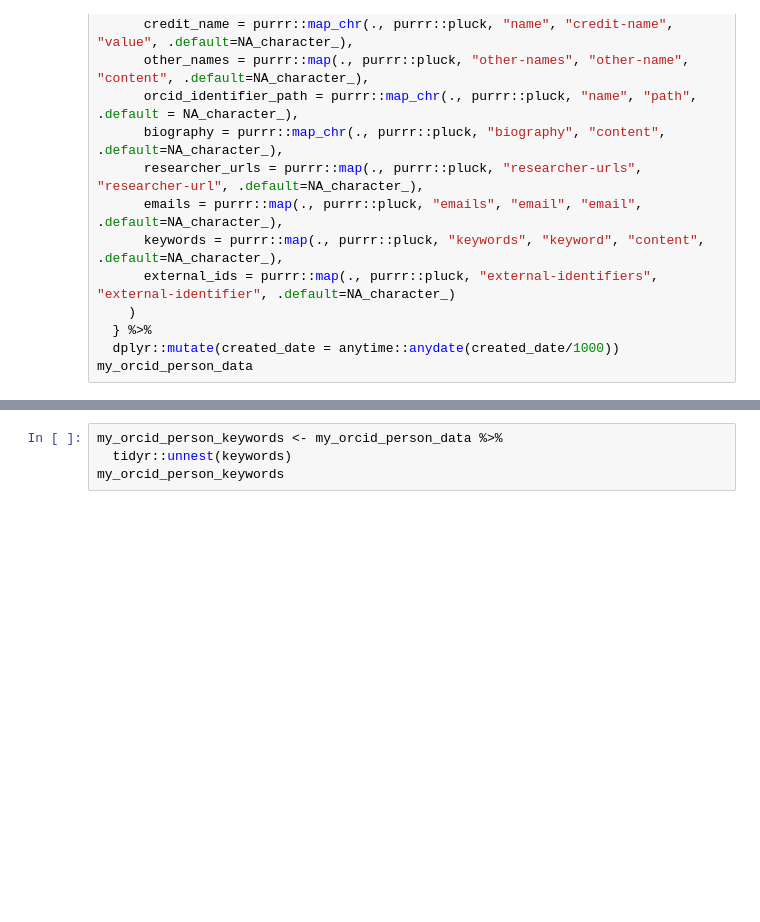
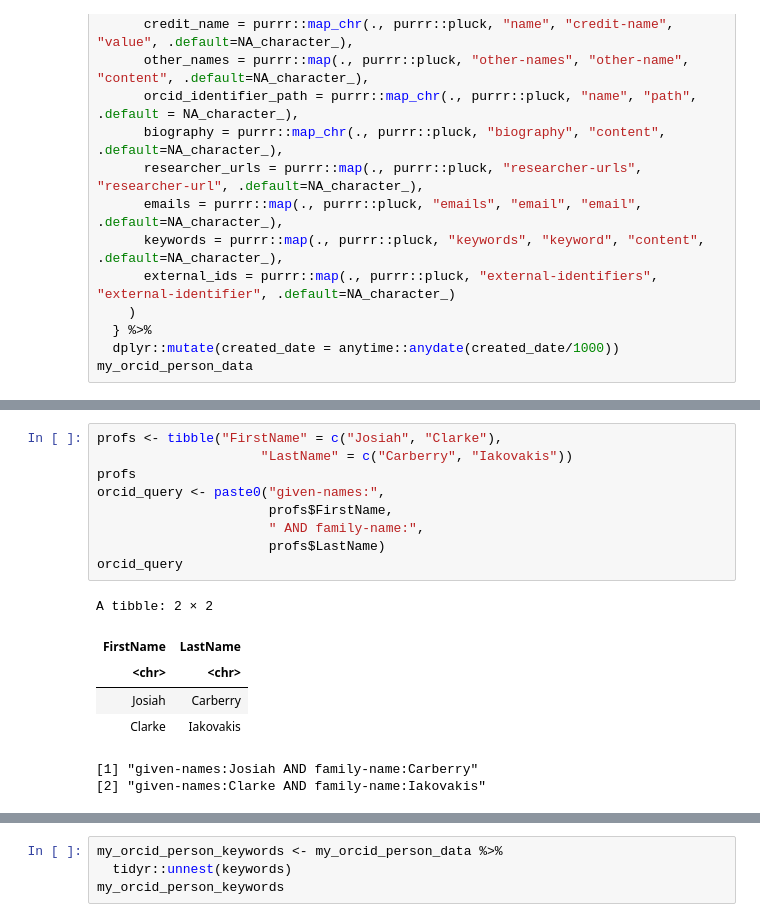
Before and after one commit to ciakovx/ciakovx.github.io, a Jupyter notebook: rorcid.ipynb, the cells around one changed output, grey strips where cells are left out. Drawn from its saved outputs; the diff is of its cells as text; blank space fills up the shorter version.

```diff
--- a/rorcid.ipynb
+++ b/rorcid.ipynb
@@ -571,0 +582,17 @@ my_orcid_person_data
+# %%
+profs <- tibble("FirstName" = c("Josiah", "Clarke"),
+                     "LastName" = c("Carberry", "Iakovakis"))
+profs
+orcid_query <- paste0("given-names:",
+                      profs$FirstName,
+                      " AND family-name:",
+                      profs$LastName)
+orcid_query
+# %% [output]
+A tibble: 2 × 2
+| FirstName | LastName |
+| <chr> | <chr> |
+| Josiah | Carberry |
+| Clarke | Iakovakis |
+[1] "given-names:Josiah AND family-name:Carberry"
+[2] "given-names:Clarke AND family-name:Iakovakis"
```
Also changed, not shown: parts of 16 cells of this notebook, 3 other files.
